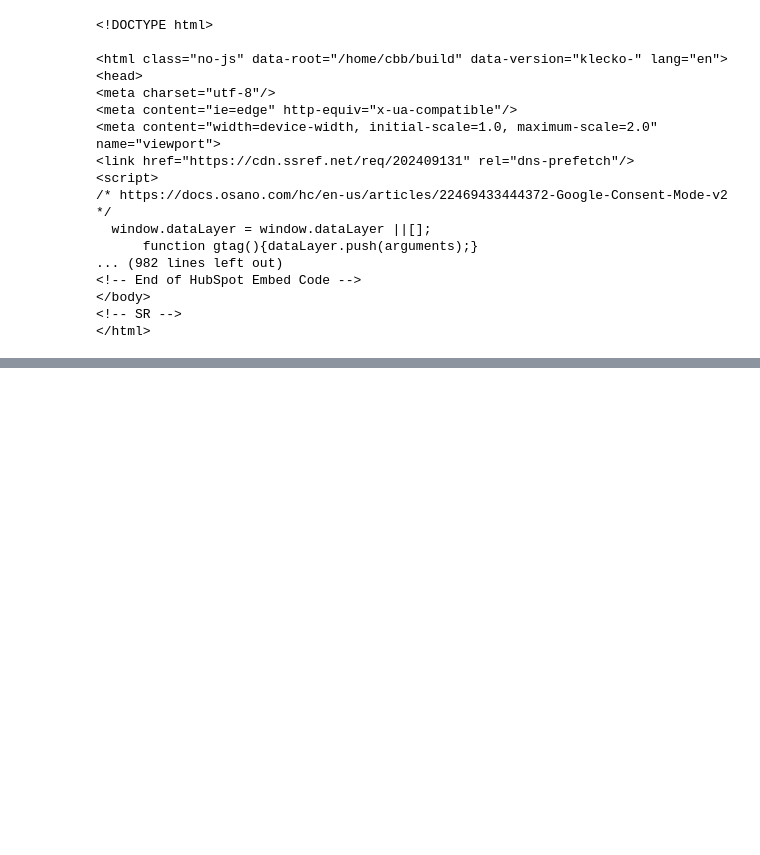
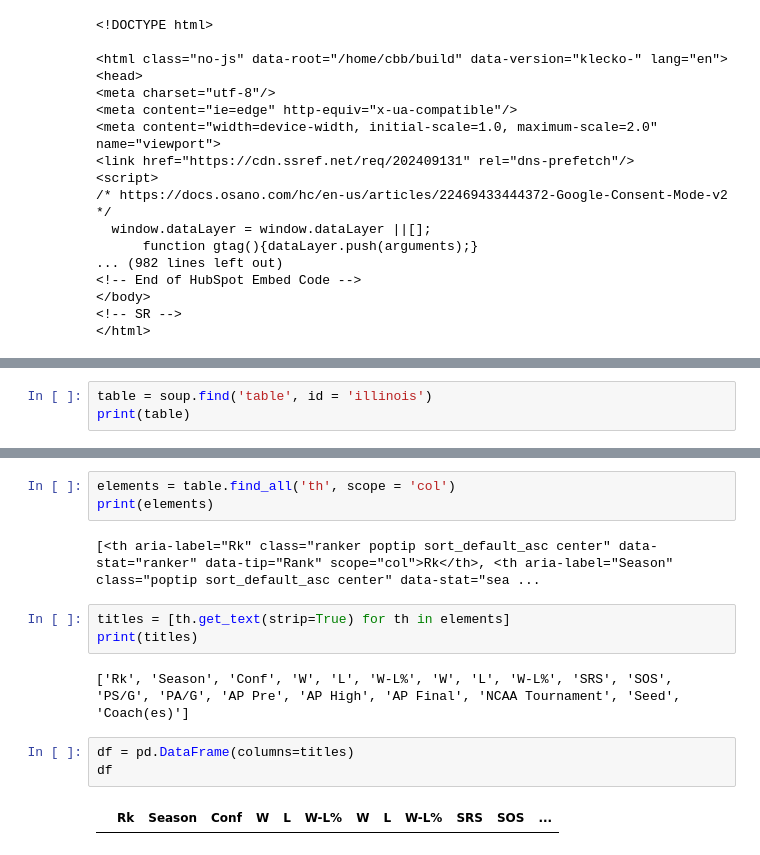
Before and after one commit to isaac-turk/DataDiveFa24, a Jupyter notebook: Brad-Season-Records-Scrape.ipynb, the cells around one changed output, grey strips where cells are left out. Cells and saved outputs as stored; diff of their text form; blank space fills up the shorter version.

```diff
--- a/Brad-Season-Records-Scrape.ipynb
+++ b/Brad-Season-Records-Scrape.ipynb
@@ -30,0 +29,3 @@ soup
+# %%
+table = soup.find('table', id = 'illinois')
+print(table)
@@ -30,0 +50,15 @@ soup
+# %%
+elements = table.find_all('th', scope = 'col')
+print(elements)
+# %% [output]
+[<th aria-label="Rk" class="ranker poptip sort_default_asc center" data-stat="ranker" data-tip="Rank" scope="col">Rk</th>, <th aria-label="Season" class="poptip sort_default_asc center" data-stat="sea ...
+# %%
+titles = [th.get_text(strip=True) for th in elements]
+print(titles)
+# %% [output]
+['Rk', 'Season', 'Conf', 'W', 'L', 'W-L%', 'W', 'L', 'W-L%', 'SRS', 'SOS', 'PS/G', 'PA/G', 'AP Pre', 'AP High', 'AP Final', 'NCAA Tournament', 'Seed', 'Coach(es)']
+# %%
+df = pd.DataFrame(columns=titles)
+df
+# %% [output]
+|  | Rk | Season | Conf | W | L | W-L% | W | L | W-L% | SRS | SOS | ... |
```
Also changed, not shown: parts of 7 cells of this notebook, 3 other files.
